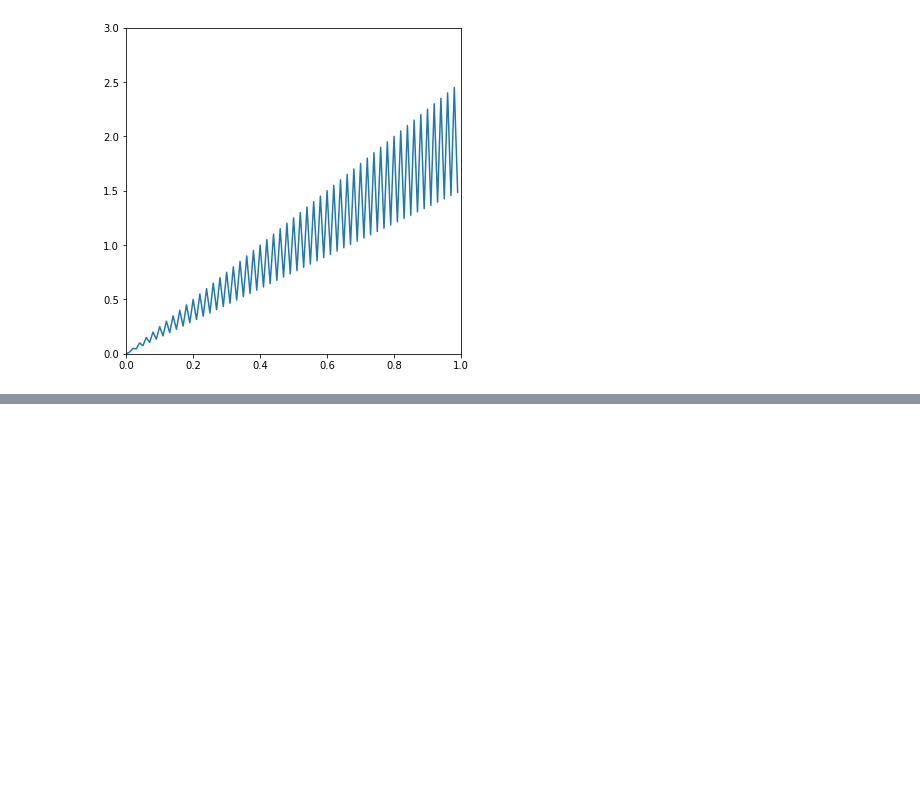
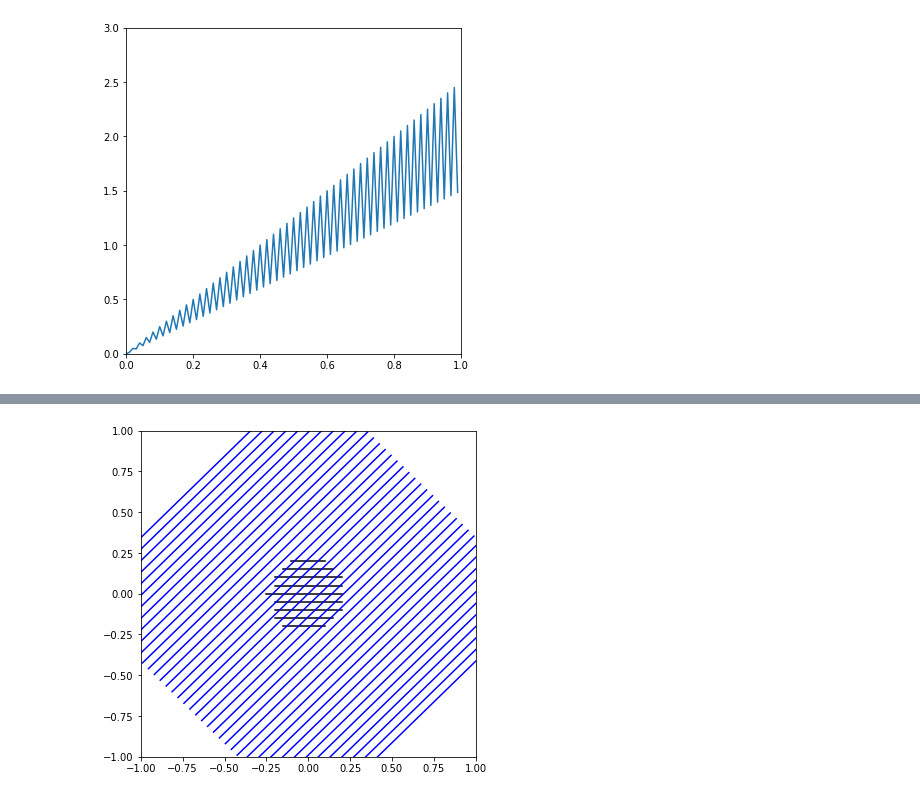
Before and after one commit to mango314/math-blog, a Jupyter notebook: 2019/042419 - Fourier Series.ipynb, the cells around one changed output, grey strips where cells are left out. Saved outputs shown, nothing was run; the diff lists cells and outputs as text; code cells hidden in the pictures; blank space fills up the shorter version.

```diff
--- a/2019/042419 - Fourier Series.ipynb
+++ b/2019/042419 - Fourier Series.ipynb
@@ -264,0 +288,27 @@ plt.grid(True)
+# %%
+x = np.arange(-1,1,0.05)
+
+z = x[None,...] + 1j*x[...,None]
+
+
+#for w in z:
+    #mask = (np.abs(w - 0.5) < 0.25)
+    #mask = ( np.abs(w) > 0 )
+    #plt.plot(w[mask].real, w[mask].imag, '-')
+
+for w in z:
+    mask = (w.real**2 + w.imag**2 < 0.25**2)
+    #mask = ( np.abs(w) > 0 )
+    plt.plot(w[mask].real, w[mask].imag, 'k-')
+
+z = np.exp(2j*np.pi*0.125)*(x[None,...] + 1j*x[...,None])
+for w in z:
+    mask = (w.real**2 + w.imag**2 > 0.5**2)
+    #mask = ( np.abs(w) > 0 )
+    plt.plot(w[mask].real, w[mask].imag, 'b-')
+
+plt.xlim([-1,1])
+plt.ylim([-1,1])
+plt.show()
+# %% [output]
+[figure, added]
```
Also changed, not shown: parts of 9 cells of this notebook, 27 other files.
